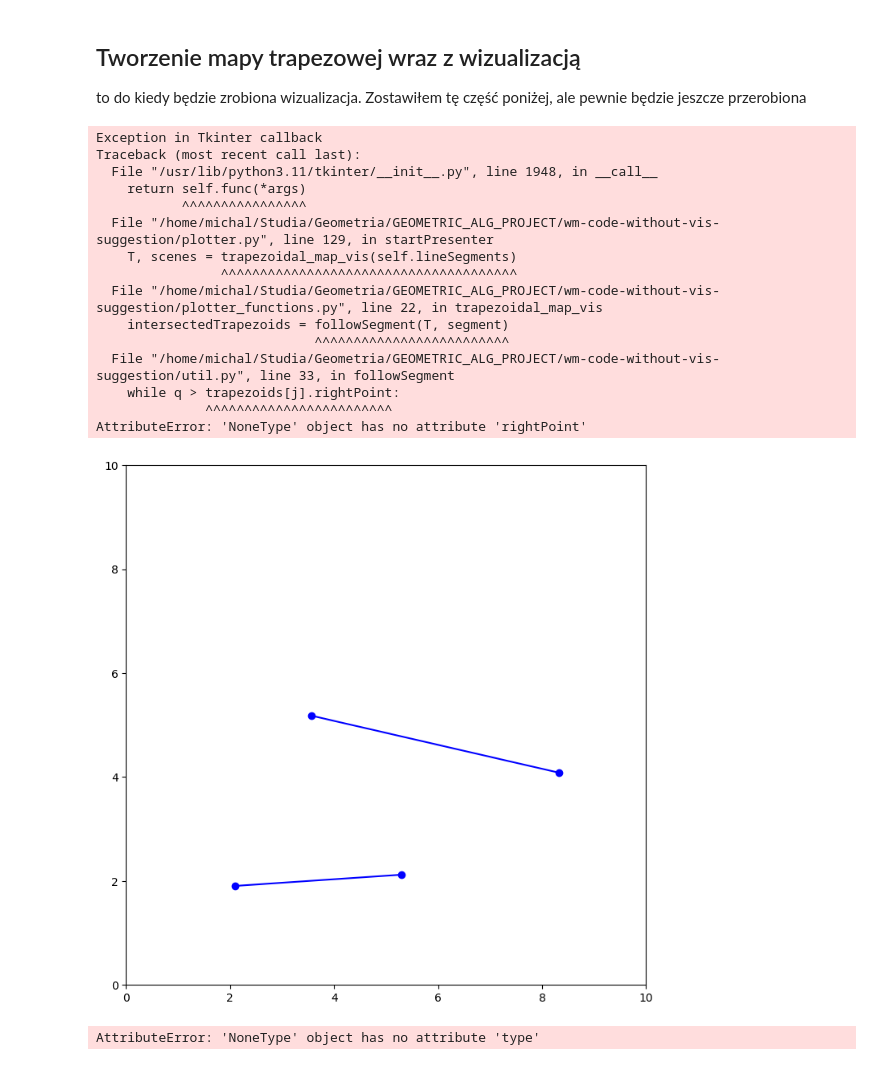
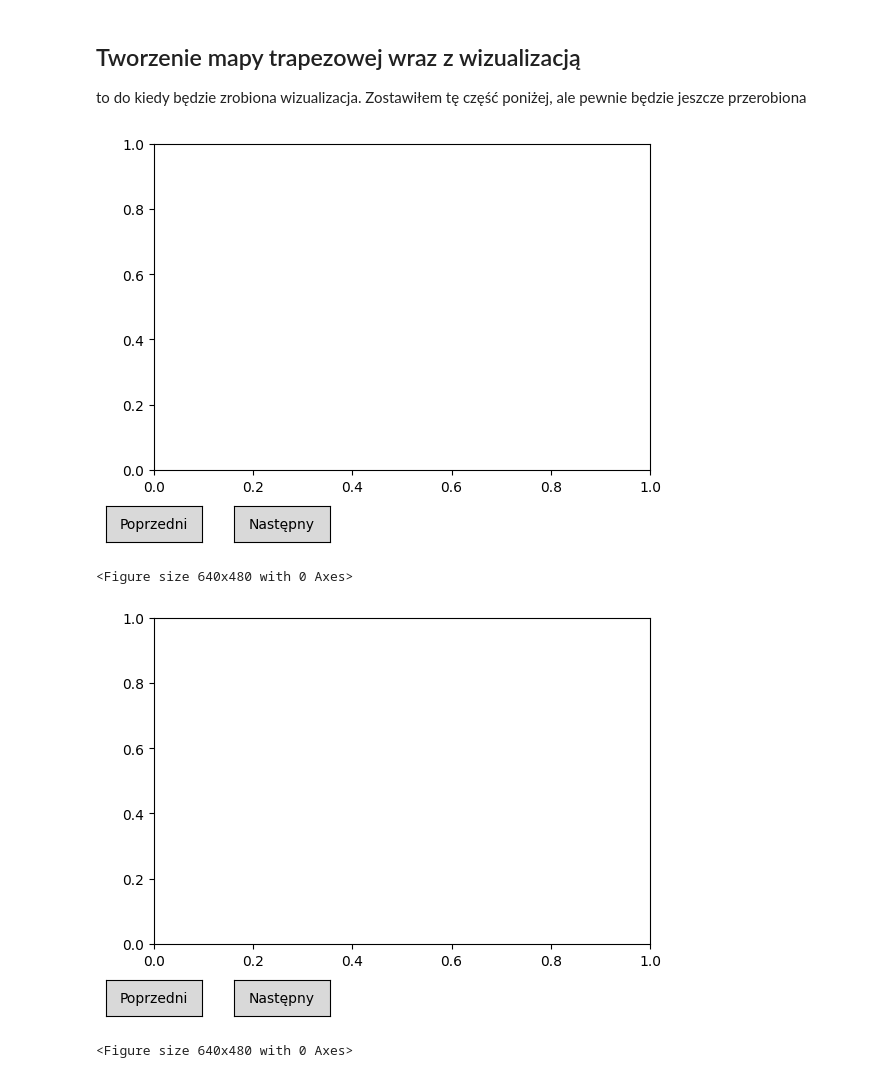
Before and after one commit to michal1mroz/GEOMETRIC_ALG_PROJECT, a Jupyter notebook: wm-code-without-vis-suggestion/mainProgram.ipynb, the cells around one changed output. Cells and saved outputs as stored; diff of their text form; code cells hidden in the pictures.

Commit message:
Finished visualizer

```diff
--- a/wm-code-without-vis-suggestion/mainProgram.ipynb
+++ b/wm-code-without-vis-suggestion/mainProgram.ipynb
@@ -312,27 +308,14 @@ to do kiedy będzie zrobiona wizualizacja. Zostawiłem tę część poniżej, al
 # %%
-root = tk.Tk()
-pt = Plotter(root)
-tk.mainloop()
+T1, scenes1 = trapezoidal_map_vis(exampleLines1)
+pr1 = Presenter(scenes1)
+pr1.display()
 # %% [output]
+[figure, new version]
-Exception in Tkinter callback
-Traceback (most recent call last):
-  File "/usr/lib/python3.11/tkinter/__init__.py", line 1948, in __call__
-    return self.func(*args)
-           ^^^^^^^^^^^^^^^^
-  File "/home/michal/Studia/Geometria/GEOMETRIC_ALG_PROJECT/wm-code-without-vis-suggestion/plotter.py", line 129, in startPresenter
-    T, scenes = trapezoidal_map_vis(self.lineSegments)
-                ^^^^^^^^^^^^^^^^^^^^^^^^^^^^^^^^^^^^^^
-  File "/home/michal/Studia/Geometria/GEOMETRIC_ALG_PROJECT/wm-code-without-vis-suggestion/plotter_functions.py", line 22, in trapezoidal_map_vis
-    intersectedTrapezoids = followSegment(T, segment)
-                            ^^^^^^^^^^^^^^^^^^^^^^^^^
-  File "/home/michal/Studia/Geometria/GEOMETRIC_ALG_PROJECT/wm-code-without-vis-suggestion/util.py", line 33, in followSegment
-    while q > trapezoids[j].rightPoint:
-              ^^^^^^^^^^^^^^^^^^^^^^^^
-AttributeError: 'NoneType' object has no attribute 'rightPoint'
+<Figure size 640x480 with 0 Axes>
-[figure, old version]
-# %%
-
-l = [((3.6565578520378597, 3.233880625845084), (7.581610971605176, 3.542939926598416))]
-t = createTrapezoidalMap(l)
-# %% [output]
-AttributeError: 'NoneType' object has no attribute 'type'
+# %%
+T2, scenes2 = trapezoidal_map_vis(exampleLines2)
+pr2 = Presenter(scenes2)
+pr2.display()
+# %% [output]
+[figure, added]
+<Figure size 640x480 with 0 Axes>
```
Also changed, not shown: parts of 7 cells of this notebook, 6 other files.
